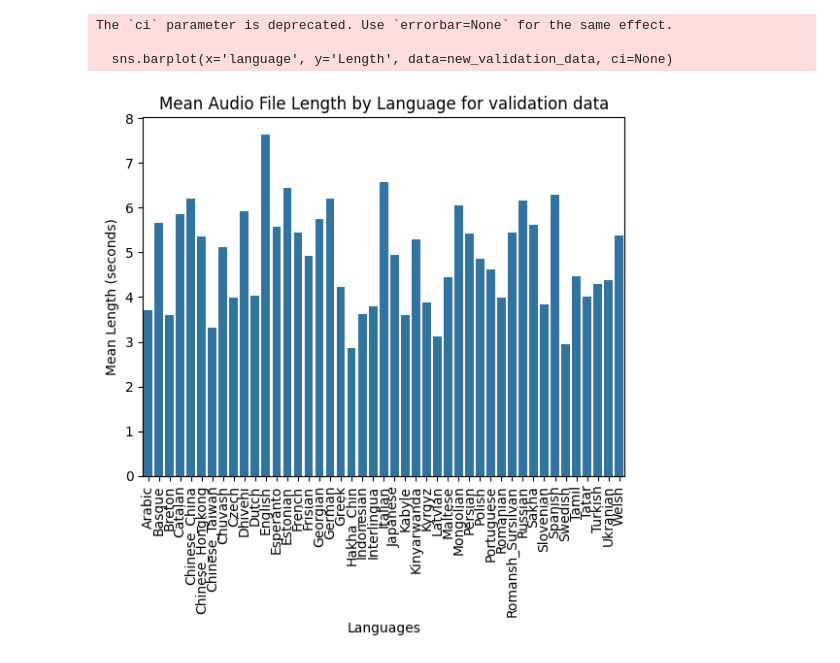
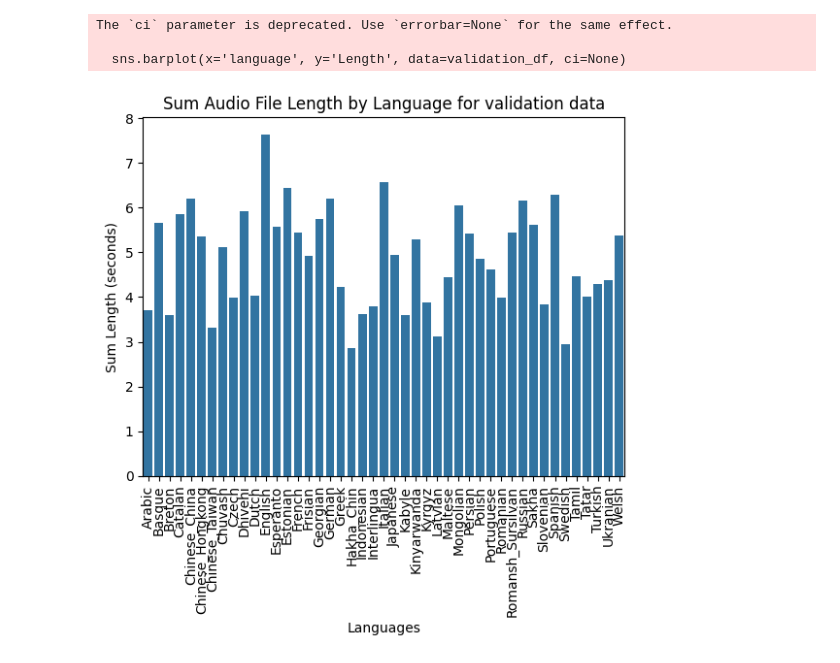
Before and after one commit to Gonxped31/Projet-STT-3795, a Jupyter notebook: src/data/data_exploration.ipynb, the cells around one changed output. Saved outputs shown, nothing was run; the diff lists cells and outputs as text; code cells hidden in the pictures.

```diff
--- a/src/data/data_exploration.ipynb
+++ b/src/data/data_exploration.ipynb
@@ -69,13 +100,13 @@ validation_df
 # %%
-new_validation_data = validation_df[['language', 'Length']].groupby('language').mean()
-sns.barplot(x='language', y='Length', data=new_validation_data, ci=None)
-plt.title('Mean Audio File Length by Language for validation data')
+new_validation_df = validation_df[['language', 'Length']].groupby('language').sum()
+sns.barplot(x='language', y='Length', data=validation_df, ci=None)
+plt.title('Sum Audio File Length by Language for validation data')
 plt.xlabel('Languages')
-plt.ylabel('Mean Length (seconds)')
+plt.ylabel('Sum Length (seconds)')
 plt.xticks(rotation=90)
 plt.show()
 # %% [output]
 The `ci` parameter is deprecated. Use `errorbar=None` for the same effect.
 
-  sns.barplot(x='language', y='Length', data=new_validation_data, ci=None)
+  sns.barplot(x='language', y='Length', data=validation_df, ci=None)
-[figure, old version]
+[figure, new version]
```
Also changed, not shown: parts of 15 cells of this notebook, 7 other files.
